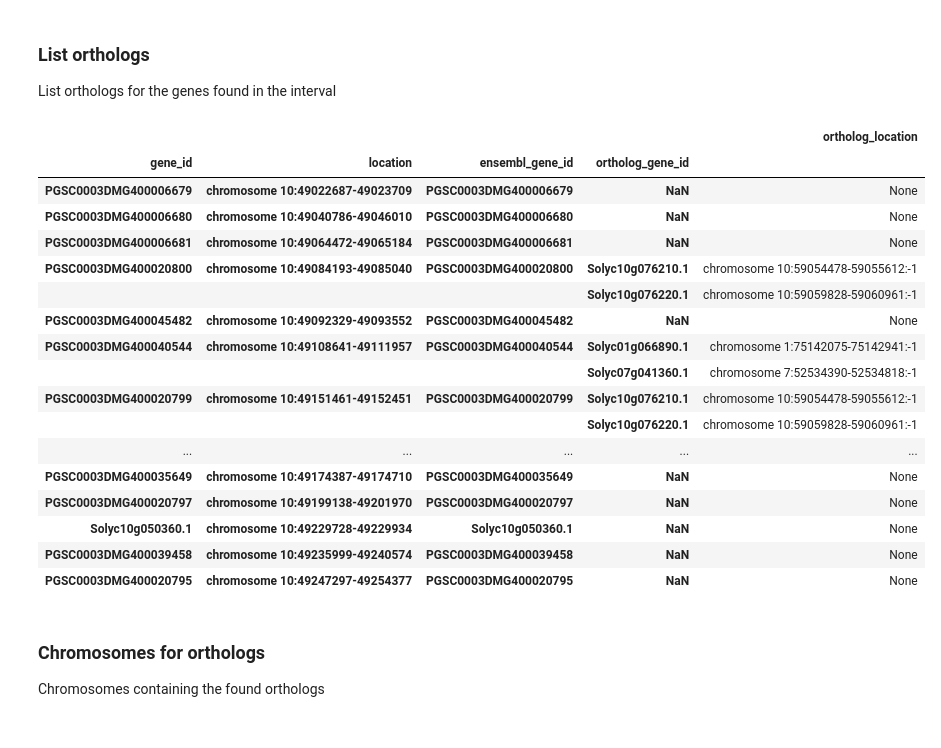
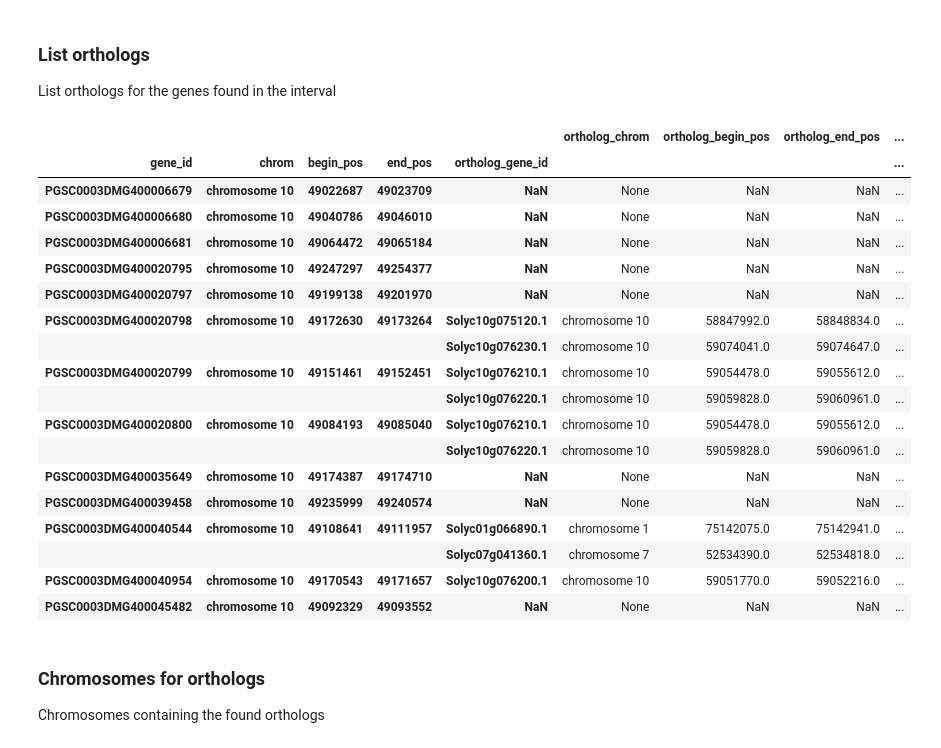
Before and after one commit to candYgene/queries, a Jupyter notebook: jupyter/QTL_fruitshape_orthologs.ipynb, the cells around one changed output. Saved outputs shown, nothing was run; the diff lists cells and outputs as text; code cells hidden in the pictures.

```diff
--- a/jupyter/QTL_fruitshape_orthologs.ipynb
+++ b/jupyter/QTL_fruitshape_orthologs.ipynb
@@ -32,5 +33,3 @@ tg2 = "Solyc10g076240.1"
 
 ### Find co-ordinates of the QTL interval
 Search locations of genes, and compute interval
-# %%
-intervalT = search.compute_interval(tg1, tg2)
@@ -120,5 +184,3 @@ SVG(tmpFilename)
 ## Potato
 ### Find interval
 Find locations for genes, and compute interval
-# %%
-intervalP = search.compute_interval(pg1, pg2)
@@ -132,0 +244,33 @@ Find genes and orthologs for interval
+# %%
+try:
+    ortholog_genesP_for_interval = []
+    for gene_id,gene in genesP_in_interval.iterrows():
+        orthologs = requests.get(url+"/getOrthologs",
+                        params={"geneid": "'"+gene_id+"'"},
+                        headers={"accept": "application/json"})
+        orthologsResult = orthologs.json()["results"]["bindings"]
+        if len(orthologsResult)>0:
+            for ortholog in orthologsResult:
+                ortholog_id = ortholog["ortholog_id"]["value"]
+                #get location
+                location = requests.get(url+"/getFeatureLocation",
+                                params={"featureid": "'"+ortholog_id+"'"},
+                                headers={"accept": "application/json"})
+                chrom = location.json()["results"]["bindings"][0]["chrom"]["value"]
+                taxon_id = location.json()["results"]["bindings"][0]["taxon_id"]["value"]
+                begin_pos = int(location.json()["results"]["bindings"][0]["begin_pos"]["value"])
+                end_pos = int(location.json()["results"]["bindings"][0]["end_pos"]["value"])
+                ortholog_genesP_for_interval.append([gene_id, gene["chrom"],gene["begin_pos"],
+                                                     gene["end_pos"],gene["taxon_id"],ortholog_id,
+                                                     chrom, begin_pos, end_pos, taxon_id])
+        else:
+            ortholog_genesP_for_interval.append([gene_id, gene["chrom"],gene["begin_pos"],
+                                                 gene["end_pos"],gene["taxon_id"], None, None,
+                                                None, None, None])
+    ortholog_genesP_for_interval = pd.DataFrame(ortholog_genesP_for_interval)
+    ortholog_genesP_for_interval.columns = ["gene_id", "chrom", "begin_pos", "end_pos", "taxon_id",
+                                            "ortholog_gene_id", "ortholog_chrom", "ortholog_begin_pos",
+                                            "ortholog_end_pos", "ortholog_taxon_id"]
+    ortholog_genesP_for_interval = ortholog_genesP_for_interval.set_index(["gene_id"])
+except:
+    raise Exception("couldn't get orthologs")
@@ -158,28 +300,28 @@ display(genesP.groupby(["gene_id"]).agg(aggregations))
 ### List orthologs
 List orthologs for the genes found in the interval
 # %%
-#display(genesP[["location","ensembl_gene_id","ortholog_gene_id","ortholog_location"]])
-index=pd.MultiIndex.from_tuples([tuple(x) for x in genesP[["location","ensembl_gene_id", "ortholog_gene_id"]].to_records()], names=["gene_id", "location", "ensembl_gene_id", "ortholog_gene_id"])
-display(genesP.set_index(index)[["ortholog_location"]])
+index=pd.MultiIndex.from_tuples([tuple(x) for x in ortholog_genesP_for_interval[["chrom", "begin_pos", "end_pos", "ortholog_gene_id"]].to_records()], names=["gene_id", "chrom", "begin_pos", "end_pos", "ortholog_gene_id"])
+display(ortholog_genesP_for_interval.set_index(index)[["ortholog_chrom", "ortholog_begin_pos", "ortholog_end_pos", "taxon_id"]])
 # %% [output]
-|  |  |  |  | ortholog_location |
-| gene_id | location | ensembl_gene_id | ortholog_gene_id |  |
-| PGSC0003DMG400006679 | chromosome 10:49022687-49023709 | PGSC0003DMG400006679 | NaN | None |
-| PGSC0003DMG400006680 | chromosome 10:49040786-49046010 | PGSC0003DMG400006680 | NaN | None |
-| PGSC0003DMG400006681 | chromosome 10:49064472-49065184 | PGSC0003DMG400006681 | NaN | None |
-| PGSC0003DMG400020800 | chromosome 10:49084193-49085040 | PGSC0003DMG400020800 | Solyc10g076210.1 | chromosome 10:59054478-59055612:-1 |
-|  |  |  | Solyc10g076220.1 | chromosome 10:59059828-59060961:-1 |
-| PGSC0003DMG400045482 | chromosome 10:49092329-49093552 | PGSC0003DMG400045482 | NaN | None |
-| PGSC0003DMG400040544 | chromosome 10:49108641-49111957 | PGSC0003DMG400040544 | Solyc01g066890.1 | chromosome 1:75142075-75142941:-1 |
-|  |  |  | Solyc07g041360.1 | chromosome 7:52534390-52534818:-1 |
-| PGSC0003DMG400020799 | chromosome 10:49151461-49152451 | PGSC0003DMG400020799 | Solyc10g076210.1 | chromosome 10:59054478-59055612:-1 |
-|  |  |  | Solyc10g076220.1 | chromosome 10:59059828-59060961:-1 |
-| ... | ... | ... | ... | ... |
-| PGSC0003DMG400035649 | chromosome 10:49174387-49174710 | PGSC0003DMG400035649 | NaN | None |
-| PGSC0003DMG400020797 | chromosome 10:49199138-49201970 | PGSC0003DMG400020797 | NaN | None |
-| Solyc10g050360.1 | chromosome 10:49229728-49229934 | Solyc10g050360.1 | NaN | None |
-| PGSC0003DMG400039458 | chromosome 10:49235999-49240574 | PGSC0003DMG400039458 | NaN | None |
-| PGSC0003DMG400020795 | chromosome 10:49247297-49254377 | PGSC0003DMG400020795 | NaN | None |
+|  |  |  |  |  | ortholog_chrom | ortholog_begin_pos | ortholog_end_pos | ... |
+| gene_id | chrom | begin_pos | end_pos | ortholog_gene_id |  |  |  | ... |
+| PGSC0003DMG400006679 | chromosome 10 | 49022687 | 49023709 | NaN | None | NaN | NaN | ... |
+| PGSC0003DMG400006680 | chromosome 10 | 49040786 | 49046010 | NaN | None | NaN | NaN | ... |
+| PGSC0003DMG400006681 | chromosome 10 | 49064472 | 49065184 | NaN | None | NaN | NaN | ... |
+| PGSC0003DMG400020795 | chromosome 10 | 49247297 | 49254377 | NaN | None | NaN | NaN | ... |
+| PGSC0003DMG400020797 | chromosome 10 | 49199138 | 49201970 | NaN | None | NaN | NaN | ... |
+| PGSC0003DMG400020798 | chromosome 10 | 49172630 | 49173264 | Solyc10g075120.1 | chromosome 10 | 58847992.0 | 58848834.0 | ... |
+|  |  |  |  | Solyc10g076230.1 | chromosome 10 | 59074041.0 | 59074647.0 | ... |
+| PGSC0003DMG400020799 | chromosome 10 | 49151461 | 49152451 | Solyc10g076210.1 | chromosome 10 | 59054478.0 | 59055612.0 | ... |
+|  |  |  |  | Solyc10g076220.1 | chromosome 10 | 59059828.0 | 59060961.0 | ... |
+| PGSC0003DMG400020800 | chromosome 10 | 49084193 | 49085040 | Solyc10g076210.1 | chromosome 10 | 59054478.0 | 59055612.0 | ... |
+|  |  |  |  | Solyc10g076220.1 | chromosome 10 | 59059828.0 | 59060961.0 | ... |
+| PGSC0003DMG400035649 | chromosome 10 | 49174387 | 49174710 | NaN | None | NaN | NaN | ... |
+| PGSC0003DMG400039458 | chromosome 10 | 49235999 | 49240574 | NaN | None | NaN | NaN | ... |
+| PGSC0003DMG400040544 | chromosome 10 | 49108641 | 49111957 | Solyc01g066890.1 | chromosome 1 | 75142075.0 | 75142941.0 | ... |
+|  |  |  |  | Solyc07g041360.1 | chromosome 7 | 52534390.0 | 52534818.0 | ... |
+| PGSC0003DMG400040954 | chromosome 10 | 49170543 | 49171657 | Solyc10g076200.1 | chromosome 10 | 59051770.0 | 59052216.0 | ... |
+| PGSC0003DMG400045482 | chromosome 10 | 49092329 | 49093552 | NaN | None | NaN | NaN | ... |
 # %% [markdown]
 ### Chromosomes for orthologs
 Chromosomes containing the found orthologs
```
Also changed, not shown: parts of 43 cells of this notebook, 6 other files.
